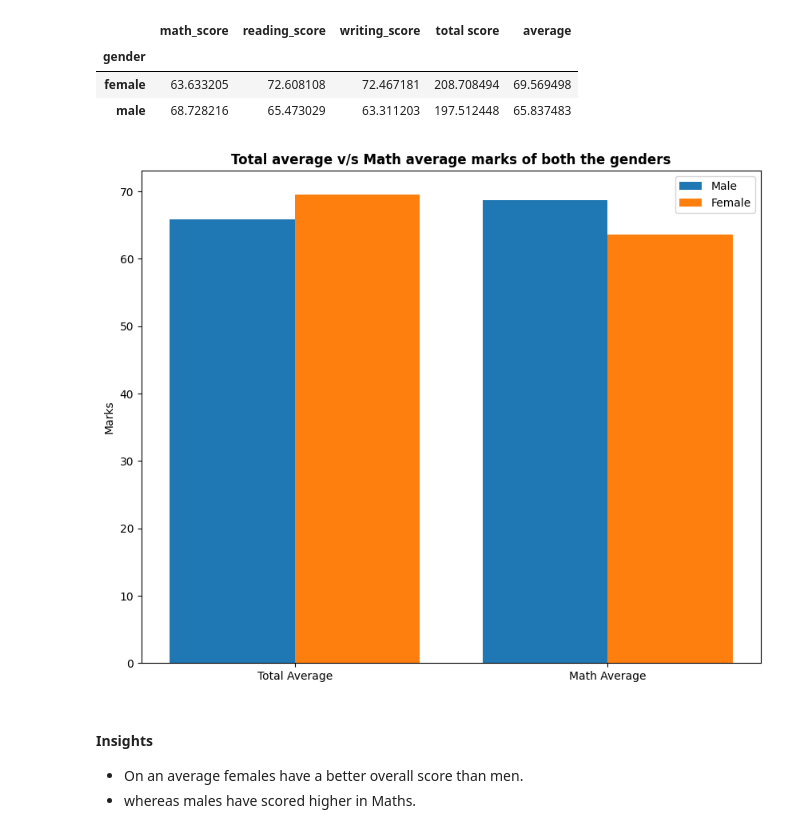
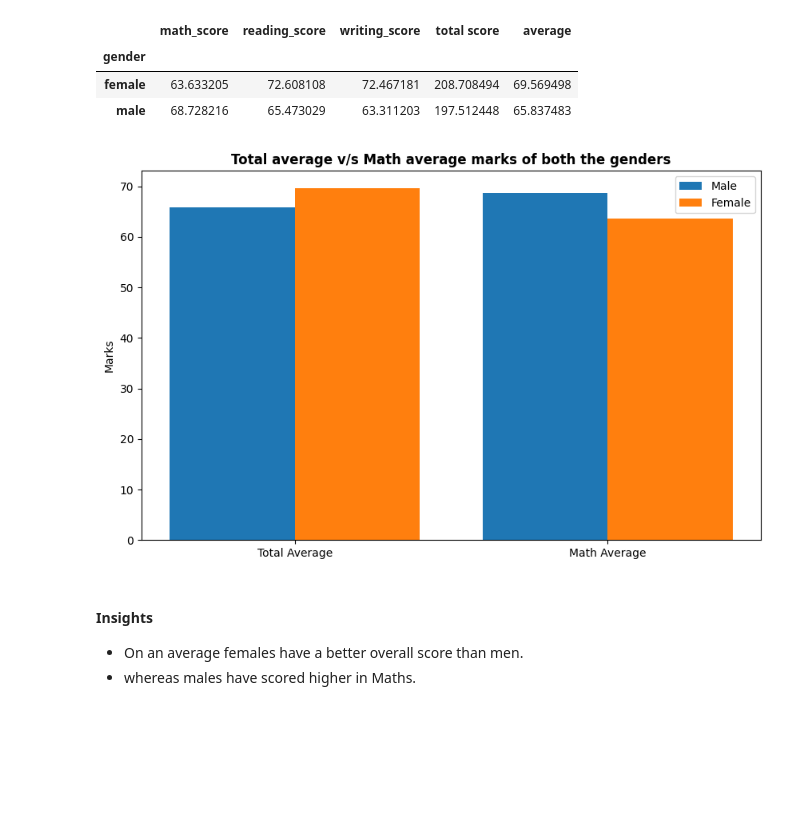
Before and after one commit to mayanksharma45/ML_Project, a Jupyter notebook: notebook/1 . EDA STUDENT PERFORMANCE .ipynb, the cells around one changed output. Saved outputs shown, nothing was run; the diff lists cells and outputs as text; code cells hidden in the pictures; blank space fills up the shorter version.

```diff
--- a/notebook/1 . EDA STUDENT PERFORMANCE .ipynb
+++ b/notebook/1 . EDA STUDENT PERFORMANCE .ipynb
@@ -442,26 +442,26 @@ gender_group
 | female | 63.633205 | 72.608108 | 72.467181 | 208.708494 | 69.569498 |
 | male | 68.728216 | 65.473029 | 63.311203 | 197.512448 | 65.837483 |
 # %%
-plt.figure(figsize=(10, 8))
+plt.figure(figsize=(10, 6))
 
 X = ['Total Average','Math Average']
 
 
 female_scores = [gender_group['average'][0], gender_group['math_score'][0]]
 male_scores = [gender_group['average'][1], gender_group['math_score'][1]]
 
 X_axis = np.arange(len(X))
 
 plt.bar(X_axis - 0.2, male_scores, 0.4, label = 'Male')
 plt.bar(X_axis + 0.2, female_scores, 0.4, label = 'Female')
 
 plt.xticks(X_axis, X)
 plt.ylabel("Marks")
 plt.title("Total average v/s Math average marks of both the genders", fontweight='bold')
 plt.legend()
 plt.show()
 # %% [output]
-[figure, old version]
+[figure, new version]
 # %% [markdown]
 #### Insights
 - On an average females have a better overall score than men.
```
Also changed, not shown: parts of 9 cells of this notebook, 11 other files.
